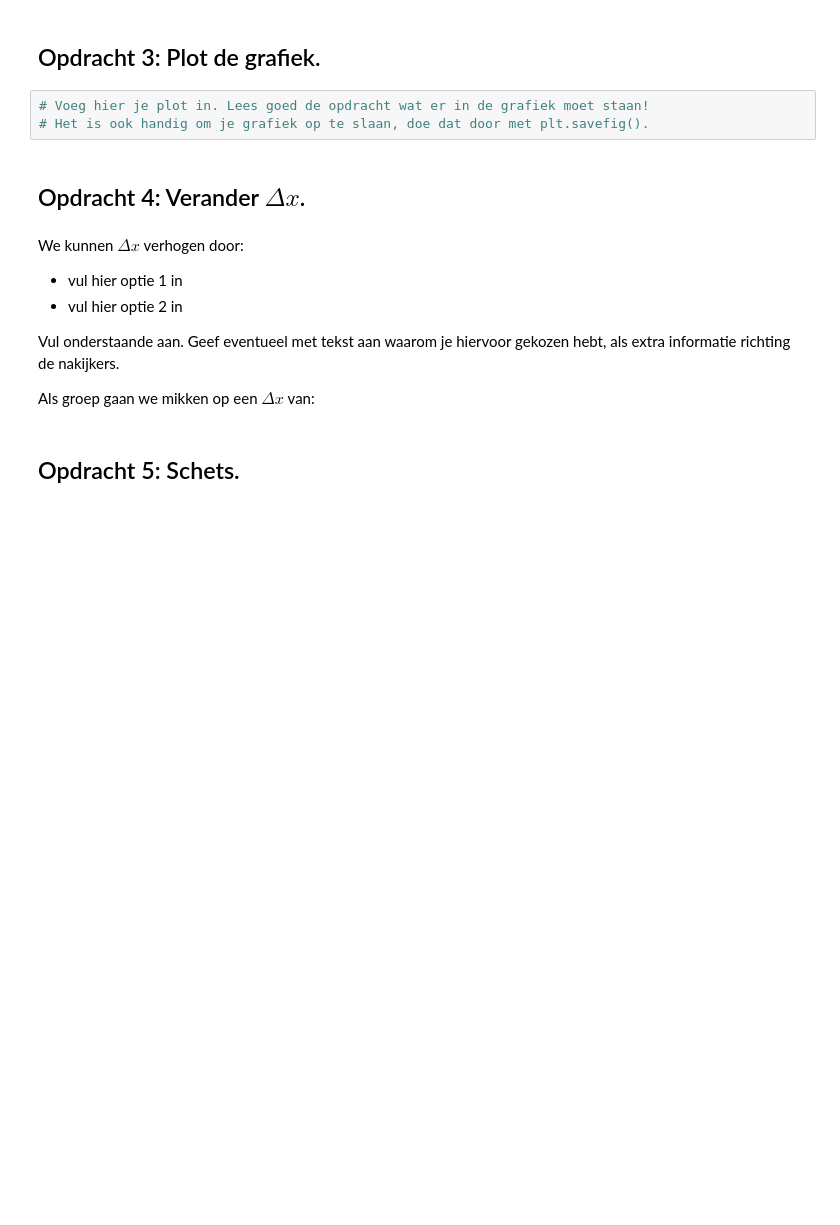
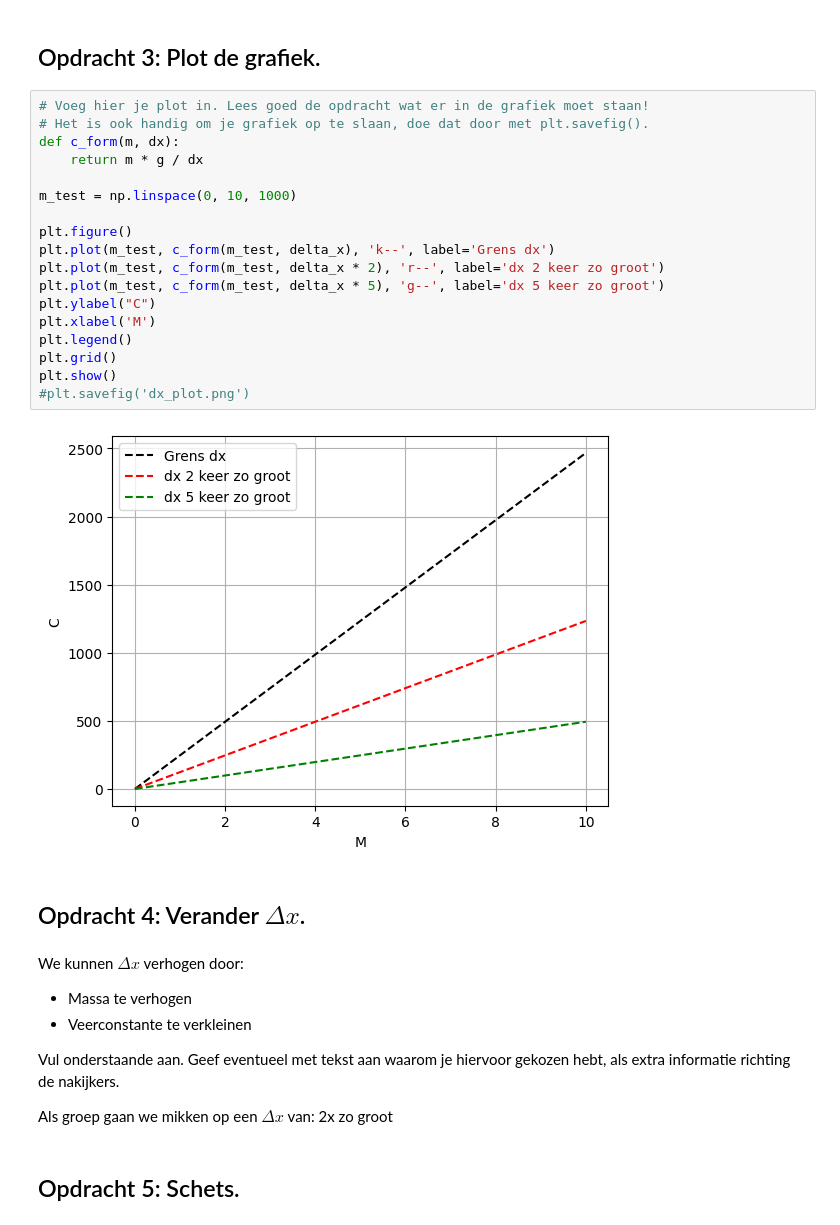
Before and after one commit to owesdorp/opdrachten-DEF-D, a Jupyter notebook: FysiekeOntwerpopdrachten/5MaakEenOpstellingTrillingsvrij/Ontwerpopdracht5MaakEenOpstellingTrillingsvrijInvulTemplate.ipynb, the cells around one changed output. Drawn from its saved outputs; the diff is of its cells as text; blank space fills up the shorter version.

```diff
--- a/FysiekeOntwerpopdrachten/5MaakEenOpstellingTrillingsvrij/Ontwerpopdracht5MaakEenOpstellingTrillingsvrijInvulTemplate.ipynb
+++ b/FysiekeOntwerpopdrachten/5MaakEenOpstellingTrillingsvrij/Ontwerpopdracht5MaakEenOpstellingTrillingsvrijInvulTemplate.ipynb
@@ -55,17 +75,34 @@ Vul onderstaande tabel in:
 # %%
 # Voeg hier je plot in. Lees goed de opdracht wat er in de grafiek moet staan!
 # Het is ook handig om je grafiek op te slaan, doe dat door met plt.savefig().
+def c_form(m, dx):
+    return m * g / dx
+
+m_test = np.linspace(0, 10, 1000)
+
+plt.figure()
+plt.plot(m_test, c_form(m_test, delta_x), 'k--', label='Grens dx')
+plt.plot(m_test, c_form(m_test, delta_x * 2), 'r--', label='dx 2 keer zo groot')
+plt.plot(m_test, c_form(m_test, delta_x * 5), 'g--', label='dx 5 keer zo groot')
+plt.ylabel("C")
+plt.xlabel('M')
+plt.legend()
+plt.grid()
+plt.show()
+#plt.savefig('dx_plot.png')
+# %% [output]
+[figure, added]
 # %% [markdown]
 ## Opdracht 4: Verander $\Delta x$.
 # %% [markdown]
 We kunnen $\Delta x$ verhogen door:
 
-- vul hier optie 1 in
-- vul hier optie 2 in
+- Massa te verhogen
+- Veerconstante te verkleinen
 
 Vul onderstaande aan. Geef eventueel met tekst aan waarom je hiervoor gekozen hebt, als extra informatie richting de nakijkers.
 
-Als groep gaan we mikken op een $\Delta x$ van:
+Als groep gaan we mikken op een $\Delta x$ van: 2x zo groot
 # %% [markdown]
 ## Opdracht 5: Schets.
 # %% [markdown]
```
Also changed, not shown: parts of 4 cells of this notebook, 2 other files.
